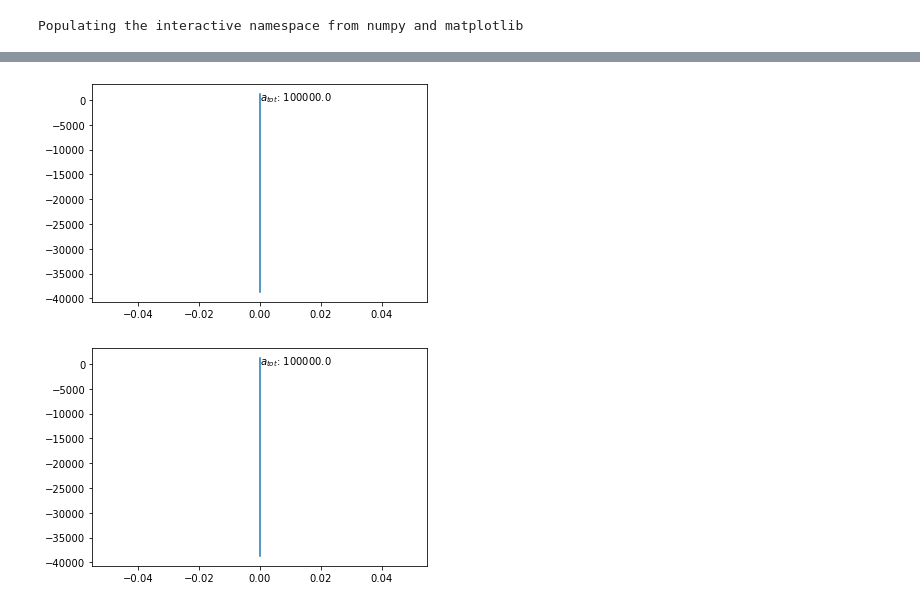
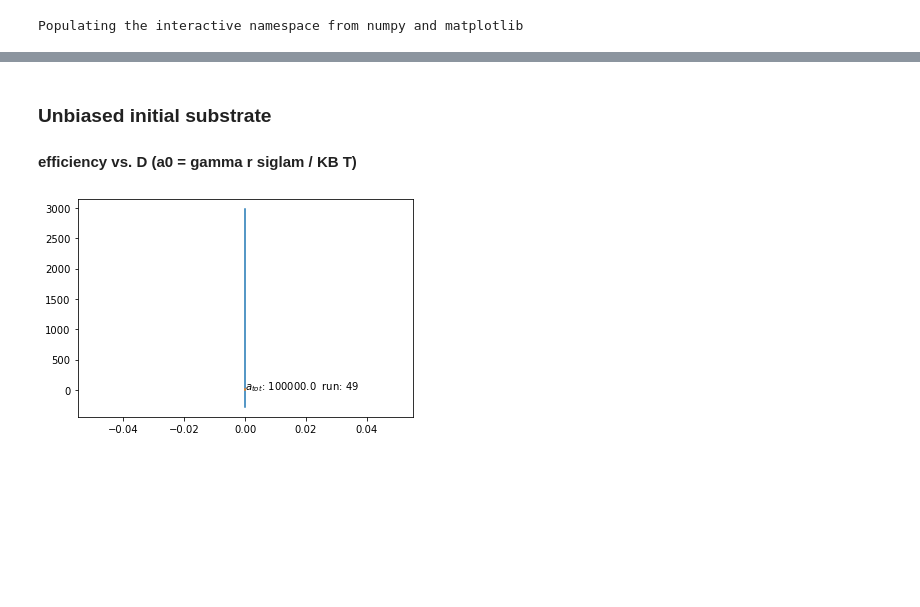
Before and after one commit to mar-rem/Optimizing-efficiency-and-motililty-of-a-polyvalent-molecular-motor, a Jupyter notebook: Hub Diffusion (Proper-nondimensionalisation).ipynb, the cells around one changed output, grey strips where cells are left out. Drawn from its saved outputs; the diff is of its cells as text; code cells hidden in the pictures; blank space fills up the shorter version.

```diff
--- a/Hub Diffusion (Proper-nondimensionalisation).ipynb
+++ b/Hub Diffusion (Proper-nondimensionalisation).ipynb
@@ -112,33 +106,14 @@ Text(0, 0.5, 'Relative Efficiency')
+# %% [markdown]
+### Unbiased initial substrate
+#### efficiency vs. D (a0 = gamma r siglam / KB T)
 # %%
-# eff vs. D (a0 = gamma r sigma/ kB T)
-
-# the 1D space
-length = 30.0
-Lmax = length
-Lmin = -length
-dx = 0.1
-Nx = int((Lmax-Lmin)/dx) +1
-xs = linspace(Lmin, Lmax, Nx)
-
-nu = 1.0 # raw burn rate
-
-# the initial substrate concentrations
-atot_n = 11
-atots = logspace(0,5,D_n,base = 10)
-
-N = 100.0 # will be used to determine D (D = atot/N)
-dt = 0.001
-
-run_n = 50 # number of runs
 
 sol_0atot = []
 for atot in atots:
     sol_1 = []
     tf = 400.0 #run for (tf/dt) steps
     for run in range(run_n):
-
         xp = 0.0
-
         Ac = zeros(Nx) #initialize bound complex
 
         #initialize substrate
@@ -167,33 +142,33 @@ for atot in atots:
 
             if t % 10.0 == 0.0: # save values
                 xp_t.append(xp)
                 v_t.append(total_f+noise/dt)
                 burn_t.append(trapz(Ac*nu,x=xs))
 
             if t % 1000.0 == 0.0 and run ==0: # see what's going on
                 display.clear_output(wait=True)
                 cla()
                 plot(xs,Ac)
                 plot(xs,As)
                 axvline(xp)
                 text(-length,atot,"$a_{tot}$: "+str(round(atot,3)))
                 display.display(gcf())
 
             if abs(xp) > length -5.0: # stop before it hits an edge
                 break
 
         # see the velocity and position for the run
         display.clear_output(wait=True)
         cla()
         plot(linspace(0,int((t+1)*dt),int(t/10+1)),v_t)
         plot(linspace(0,int((t+1)*dt),int(t/10+1)),xp_t)
-        text(0.0,0.0,"$a_{tot}$: "+str(round(atot,3)))
+        text(0.0,0.0,"$a_{tot}$: "+str(round(atot,3))+"  run: " +str(run))
         display.display(gcf())
 
         # save the mean velocity and burn rate for the last 90% of the run
         sol_1.append([abs(mean(v_t[-int(t*0.9):])),mean(burn_t[-int(t*0.9):])])
     # save these for each diffusion coefficient
     sol_0atot.append(sol_1)
+display.clear_output(wait=True)
 # %% [output]
-[figure, old version]
+[figure, new version]
-[figure, removed]
```
Also changed, not shown: parts of 22 cells of this notebook, 1 other file.
